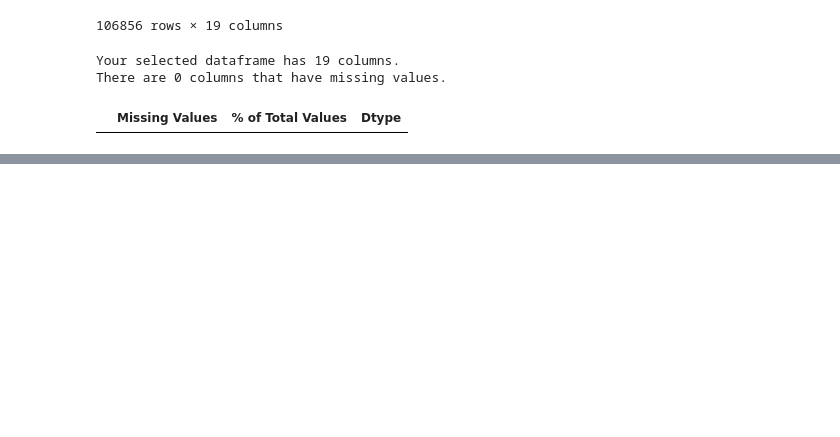
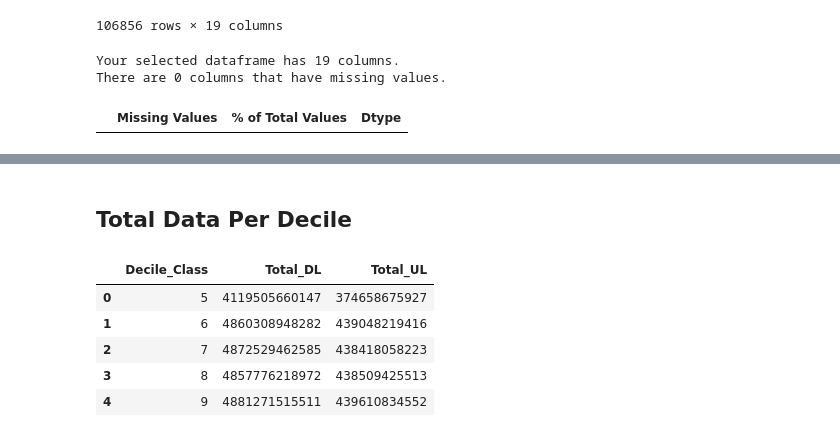
Before and after one commit to nolawit-fant/telecom-growth-analysis, a Jupyter notebook: notebooks/telecom_EDA.ipynb, the cells around one changed output, grey strips where cells are left out. Drawn from its saved outputs; the diff is of its cells as text; code cells hidden in the pictures; blank space fills up the shorter version.

```diff
--- a/notebooks/telecom_EDA.ipynb
+++ b/notebooks/telecom_EDA.ipynb
@@ -196,0 +239,12 @@ display(metrics)
+# %% [markdown]
+## Total Data Per Decile
+# %%
+result = calculate_total_data_per_decile(df_user_behavior)
+display(result)
+# %% [output]
+|  | Decile_Class | Total_DL | Total_UL |
+| 0 | 5 | 4119505660147 | 374658675927 |
+| 1 | 6 | 4860308948282 | 439048219416 |
+| 2 | 7 | 4872529462585 | 438418058223 |
+| 3 | 8 | 4857776218972 | 438509425513 |
+| 4 | 9 | 4881271515511 | 439610834552 |
```
Also changed, not shown: parts of 6 cells of this notebook.
